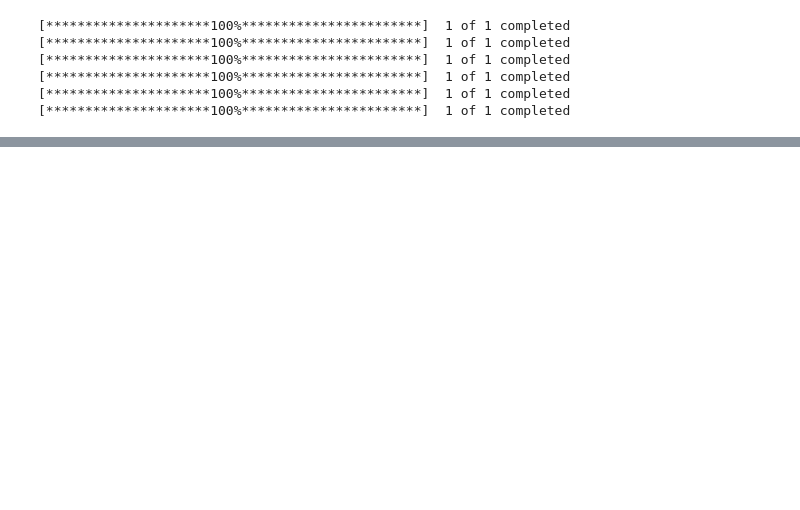
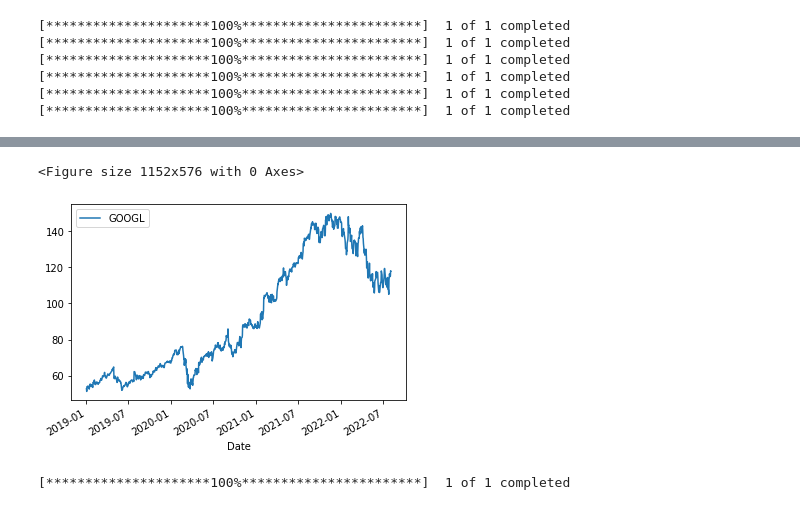
Before and after one commit to K-Viera/Python, a Jupyter notebook: DesicionAnalysis/Taller1.ipynb, the cells around one changed output, grey strips where cells are left out. Drawn from its saved outputs; the diff is of its cells as text; code cells hidden in the pictures; blank space fills up the shorter version.

```diff
--- a/DesicionAnalysis/Taller1.ipynb
+++ b/DesicionAnalysis/Taller1.ipynb
@@ -61,0 +196,13 @@ pesoEscenario5 = np.array([0.2, 0.2, 0.1, 0.1,.02,0.2])
+# %%
+plt.figure(figsize = (16,8))
+data2.plot()
+plt.show()
+# %% [output]
+<Figure size 1152x576 with 0 Axes>
+[figure, added]
+# %%
+ticker3 = 'META'
+data3 = pd.DataFrame()
+data3 [ticker3] = yf.download(ticker3, start = '2019-01-01')['Adj Close']
+# %% [output]
+[*********************100%***********************]  1 of 1 completed
```
Also changed, not shown: parts of 26 cells of this notebook.
